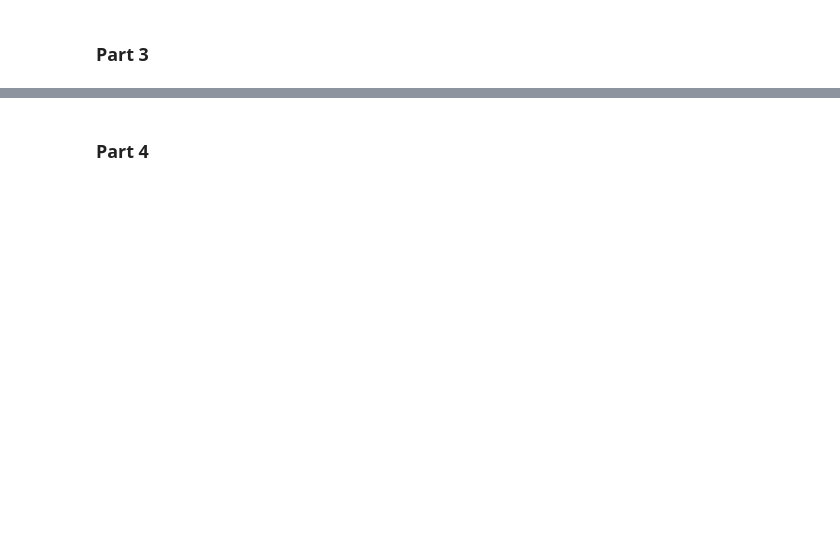
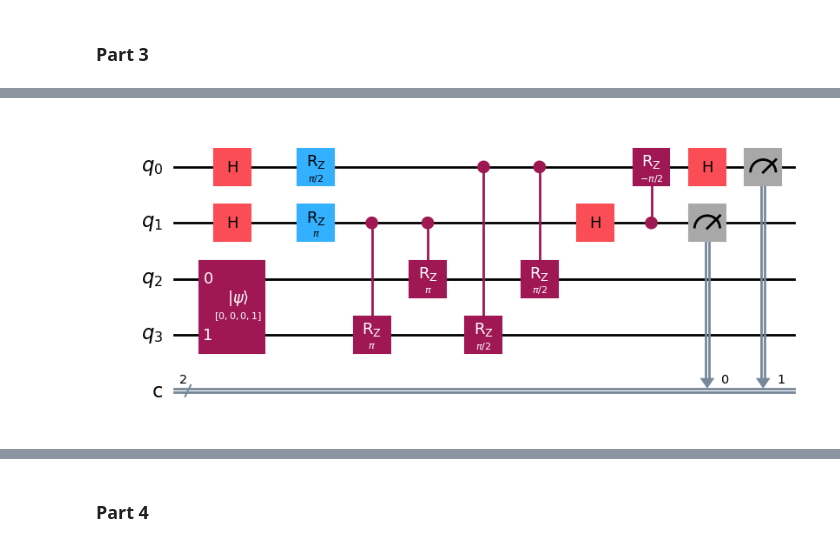
Before and after one commit to Waterbird20/QuantumChallenge, a Jupyter notebook: Prob2/src/prob2.ipynb, the cells around one changed output, grey strips where cells are left out. Saved outputs shown, nothing was run; the diff lists cells and outputs as text; code cells hidden in the pictures; blank space fills up the shorter version.

Commit message:
Report 1: Graph state, Report 2: draft

```diff
--- a/Prob2/src/prob2.ipynb
+++ b/Prob2/src/prob2.ipynb
@@ -14,0 +11,3 @@ backend2 = Aer.get_backend("statevector_simulator")
+# %%
+temp = "0b1101"
+len(temp)
@@ -15,3 +16,15 @@ backend2 = Aer.get_backend("statevector_simulator")
+# %%
+## utils.py
+backend = Aer.get_backend("aer_simulator")
+backend2 = Aer.get_backend("statevector_simulator")
+
+def MeasurementResultHandler(result:dict, num_qubits:int):
+	new_result = {}
+	for i in range(2**num_qubits):
+		temp = format(i,"#b")[2:]
+		key = "".join(["0" for _ in range(num_qubits - len(temp))]) + temp
+		new_result[key] = np.array(result[format(i,"#x")]) if result.get(format(i,"#x")) else np.array(0)
+	return new_result
 # %% [markdown]
 ### Part 1
 # %% [markdown]
@@ -33,7 +46,7 @@ where $\left[ a \right]$ denotes the smallest integer larger than $a$.
 # %% [markdown]
 ### Part 2
 # %%
-def HammingWeight(vector):
+def HammingWeight(vector, num_shot=100):
 	n = np.log2(vector.shape[0]).astype(np.int64) # num of physical qubits
 	k = np.ceil(np.log2(n+1)).astype(np.int64)
 	N = 2**k - 1
@@ -42,8 +55,6 @@ def HammingWeight(vector):
 	#qc = qiskit.QuantumCircuit(n + k + w, k) # q_0 to q_{k-1} is for measurement, q_{k} to q_{k+n-1} are for state.
 	qc = qiskit.QuantumCircuit(n + k, k) # q_0 to q_{k-1} is for measurement, q_{k} to q_{k+n-1} are for state.
 
-	#print(n, k, N, w)
-
 	state_computation = qiskit.QuantumCircuit(k)
 	for i in range(k):
 		state_computation.h(i)
@@ -51,8 +62,6 @@ def HammingWeight(vector):
 	state_preparation = qiskit.QuantumCircuit(n)
 	state_preparation.initialize(vector, state_preparation.qubits)
 
-	#print([i for i in range(0,k,1)])
-	#print([i for i in range(k,k+n,1)])
 
 	qc = qc.compose(state_computation, qubits=[i for i in range(0,k,1)])
 	qc = qc.compose(state_preparation, qubits=[i for i in range(k,k+n,1)])
@@ -67,7 +76,7 @@ def HammingWeight(vector):
 		#theta = 2*np.pi/(N+1) * 2**i
 		#for j in range(k+n+w-1,k-1,-1):
 		for j in range(k+n-1,k-1,-1):
-			print(i,j)
+			#print(i,j)
 			qc.crz(theta, i, j)
 
 	#IQFT = QFT(num_qubits=k, inverse=True).to_gate()
@@ -84,5 +93,6 @@ def HammingWeight(vector):
 	for i in range(k):
 		qc.measure(i,k-i-1)
 
+	result = MeasurementResultHandler(backend.run(qc, shots=num_shot).result().data()["counts"], n)
 
-	return qc
+	return qc, result
@@ -118,0 +106,7 @@ result.data()
+# %%
+psi = np.array([0,0,0,1])
+qc, result = HammingWeight(psi)
+hist = plot_histogram(result, sort='hamming', target_string='00')
+qc.draw(output="mpl")
+# %% [output]
+[figure, added]
```
Also changed, not shown: parts of 20 cells of this notebook, 5 other files.
